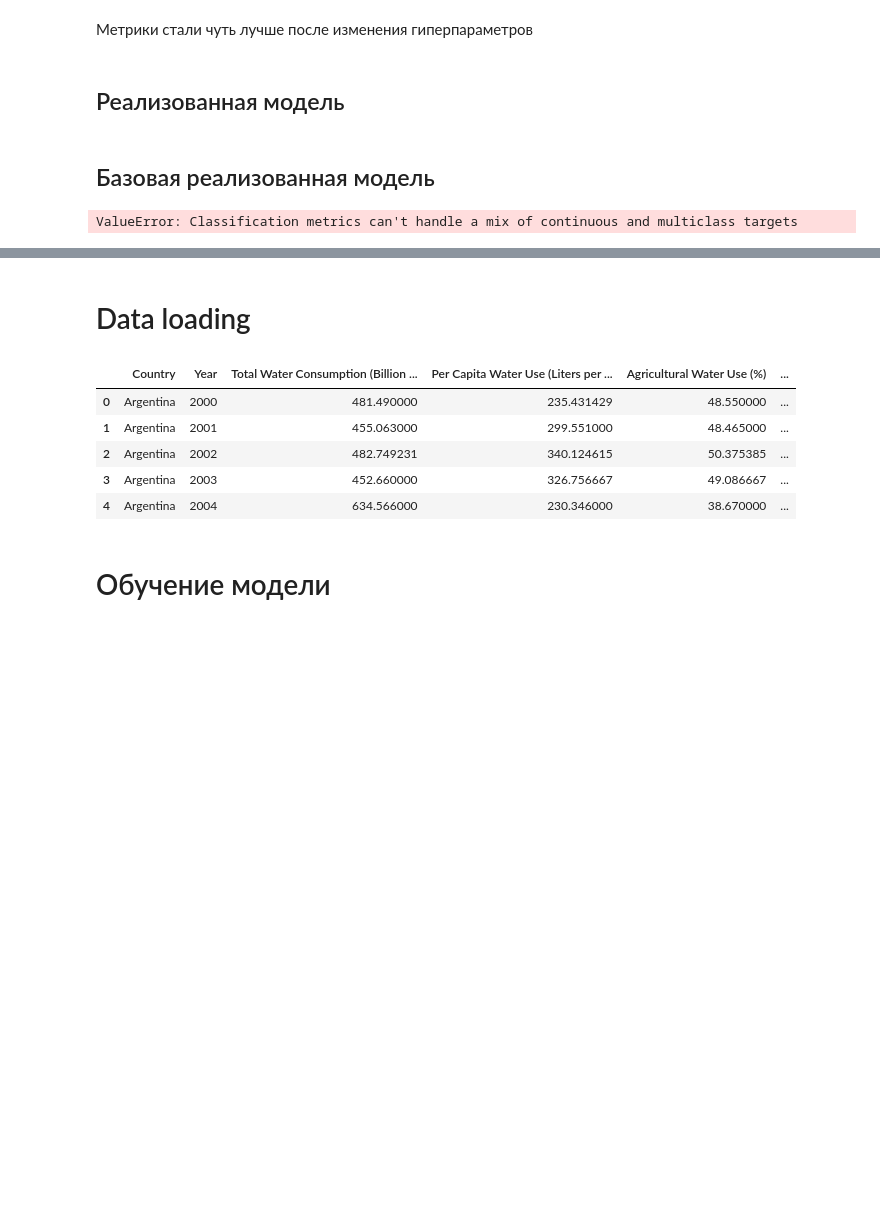
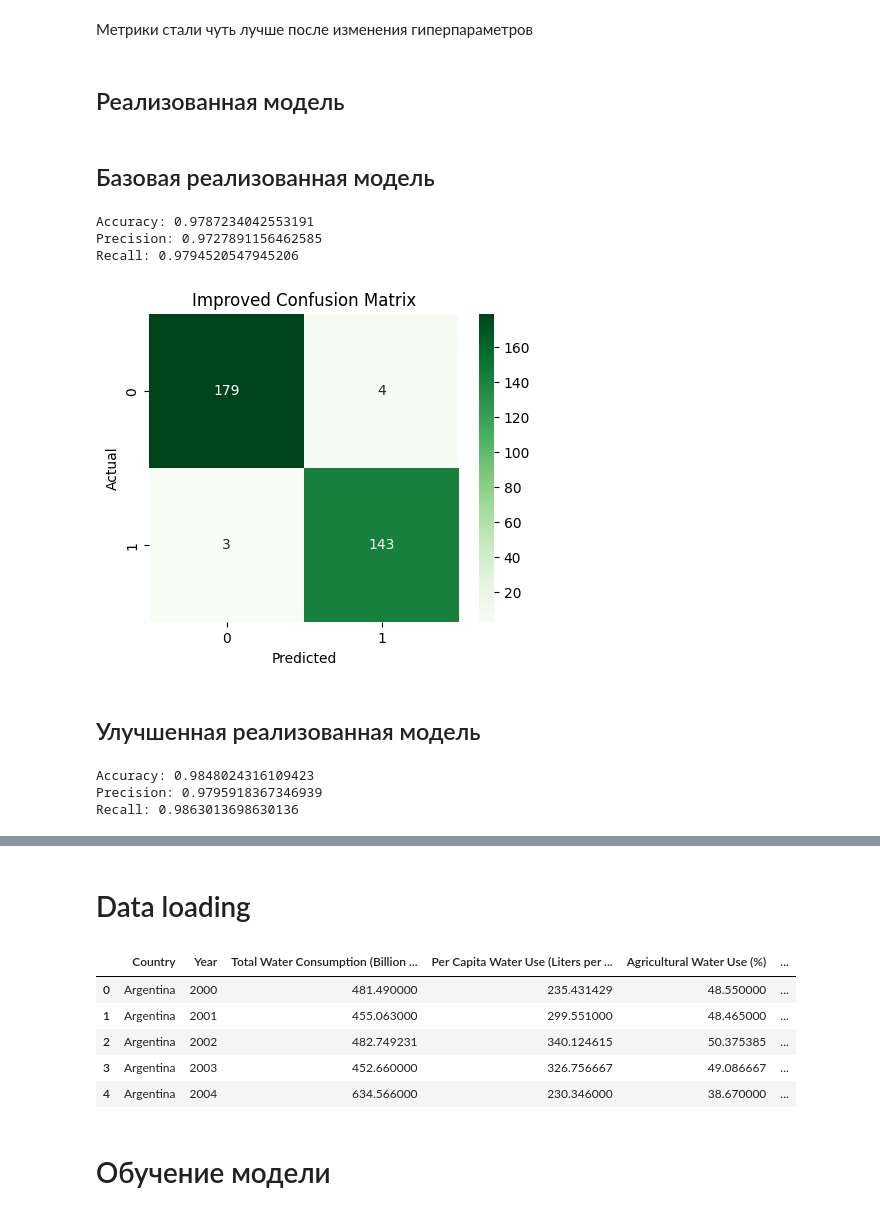
Before and after one commit to Minidrak/Application-systems-and-artificial-intelligence-frameworks-MAI, a Jupyter notebook: Lab_04/Lab_04.ipynb, the cells around one changed output, grey strips where cells are left out. Saved outputs shown, nothing was run; the diff lists cells and outputs as text; code cells hidden in the pictures; blank space fills up the shorter version.

```diff
--- a/Lab_04/Lab_04.ipynb
+++ b/Lab_04/Lab_04.ipynb
@@ -184,7 +197,7 @@ class SimpleDecisionTree:
 
         if best_feature is None:
             values, counts = np.unique(y, return_counts=True)
-            return RFNode(value=values[np.argmax(counts)])
+            return RFNode(value=int(values[np.argmax(counts)]))
 
         left_mask = X[:, best_feature] <= best_threshold
         left = self.build(X[left_mask], y[left_mask], depth + 1)
@@ -248,9 +261,9 @@ class RandomForestScratch:
 ## Базовая реализованная модель
 # %%
 X_train_np = X_train.values
-y_train_np = y_train.values
+y_train_np = y_train.values.astype(int)
 X_valid_np = X_valid.values
-y_valid_np = y_valid.values
+y_valid_np = y_valid.values.astype(int)
 # %%
 rf_scratch = RandomForestScratch()
 rf_scratch.fit(X_train_np, y_train_np)
@@ -261,5 +274,23 @@ y_pred_scratch = y_pred_scratch.astype(int)
 acc_s = accuracy_score(y_valid_np, y_pred_scratch)
 prec_s = precision_score(y_valid_np, y_pred_scratch)
 rec_s = recall_score(y_valid_np, y_pred_scratch)
-# %% [output]
-ValueError: Classification metrics can't handle a mix of continuous and multiclass targets
+# %%
+print("Accuracy:", acc_s)
+print("Precision:", prec_s)
+print("Recall:", rec_s)
+# %% [output]
+Accuracy: 0.9787234042553191
+Precision: 0.9727891156462585
+Recall: 0.9794520547945206
+# %%
+cm3 = confusion_matrix(y_valid, y_pred_scratch)
+plt.figure(figsize=(5,4))
+sns.heatmap(cm3, annot=True, fmt='d', cmap='Greens')
+plt.xlabel('Predicted')
+plt.ylabel('Actual')
+plt.title('Improved Confusion Matrix')
+plt.show()
+# %% [output]
+[figure, added]
+# %% [markdown]
+## Улучшенная реализованная модель
@@ -265,0 +314,8 @@ ValueError: Classification metrics can't handle a mix of continuous and multicla
+# %%
+print("Accuracy:", acc_s)
+print("Precision:", prec_s)
+print("Recall:", rec_s)
+# %% [output]
+Accuracy: 0.9848024316109423
+Precision: 0.9795918367346939
+Recall: 0.9863013698630136
```
Also changed, not shown: parts of 34 cells of this notebook.
